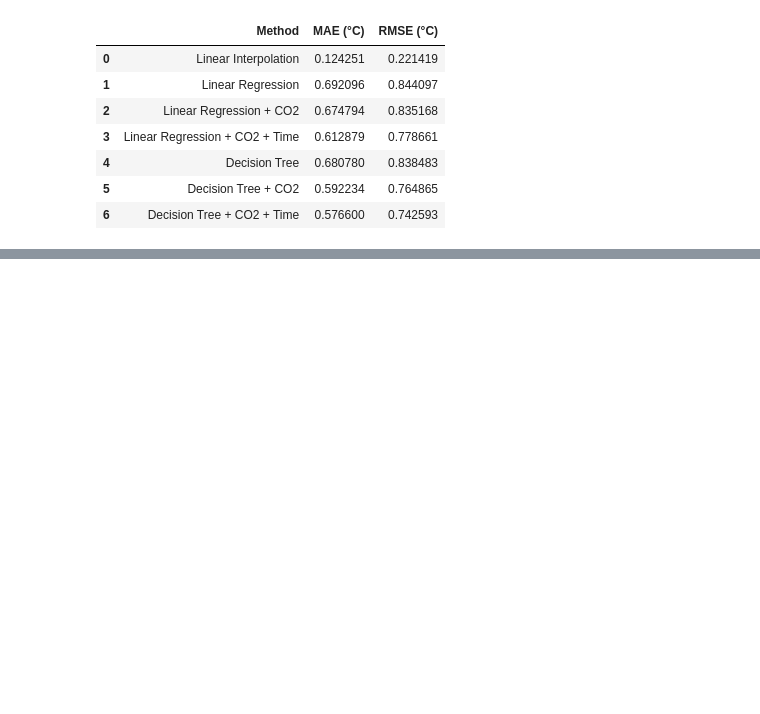
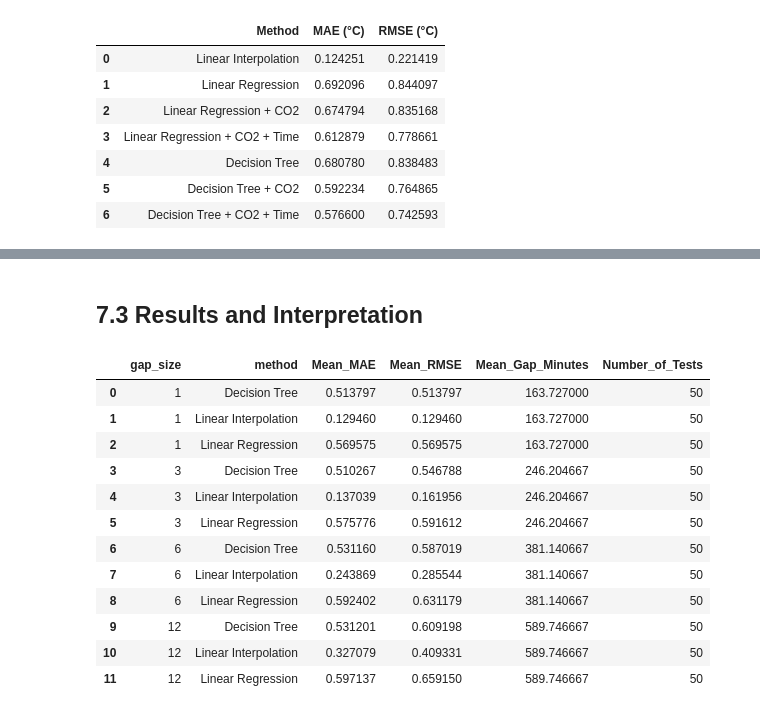
Before and after one commit to eliseiuoi/MMA3001-smart-building-sensor-reconstruction, a Jupyter notebook: 02_reconstruction_validation_ipynb.ipynb, the cells around one changed output, grey strips where cells are left out. Cells and saved outputs as stored; diff of their text form; code cells hidden in the pictures; blank space fills up the shorter version.

```diff
--- a/02_reconstruction_validation_ipynb.ipynb
+++ b/02_reconstruction_validation_ipynb.ipynb
@@ -1236,0 +1525,34 @@ display(time_feature_comparison)
+# %% [markdown]
+## 7.3 Results and Interpretation
+# %%
+# Summarise the results:
+
+gap_summary = (
+    gap_results
+    .groupby(
+        ["gap_size", "method"]
+    )
+    .agg(
+        Mean_MAE=("MAE", "mean"),
+        Mean_RMSE=("RMSE", "mean"),
+        Mean_Gap_Minutes=("gap_span_minutes", "mean"),
+        Number_of_Tests=("MAE", "size")
+    )
+    .reset_index()
+)
+
+display(gap_summary)
+# %% [output]
+|  | gap_size | method | Mean_MAE | Mean_RMSE | Mean_Gap_Minutes | Number_of_Tests |
+| 0 | 1 | Decision Tree | 0.513797 | 0.513797 | 163.727000 | 50 |
+| 1 | 1 | Linear Interpolation | 0.129460 | 0.129460 | 163.727000 | 50 |
+| 2 | 1 | Linear Regression | 0.569575 | 0.569575 | 163.727000 | 50 |
+| 3 | 3 | Decision Tree | 0.510267 | 0.546788 | 246.204667 | 50 |
+| 4 | 3 | Linear Interpolation | 0.137039 | 0.161956 | 246.204667 | 50 |
+| 5 | 3 | Linear Regression | 0.575776 | 0.591612 | 246.204667 | 50 |
+| 6 | 6 | Decision Tree | 0.531160 | 0.587019 | 381.140667 | 50 |
+| 7 | 6 | Linear Interpolation | 0.243869 | 0.285544 | 381.140667 | 50 |
+| 8 | 6 | Linear Regression | 0.592402 | 0.631179 | 381.140667 | 50 |
+| 9 | 12 | Decision Tree | 0.531201 | 0.609198 | 589.746667 | 50 |
+| 10 | 12 | Linear Interpolation | 0.327079 | 0.409331 | 589.746667 | 50 |
+| 11 | 12 | Linear Regression | 0.597137 | 0.659150 | 589.746667 | 50 |
```
Also changed, not shown: parts of 60 cells of this notebook.
